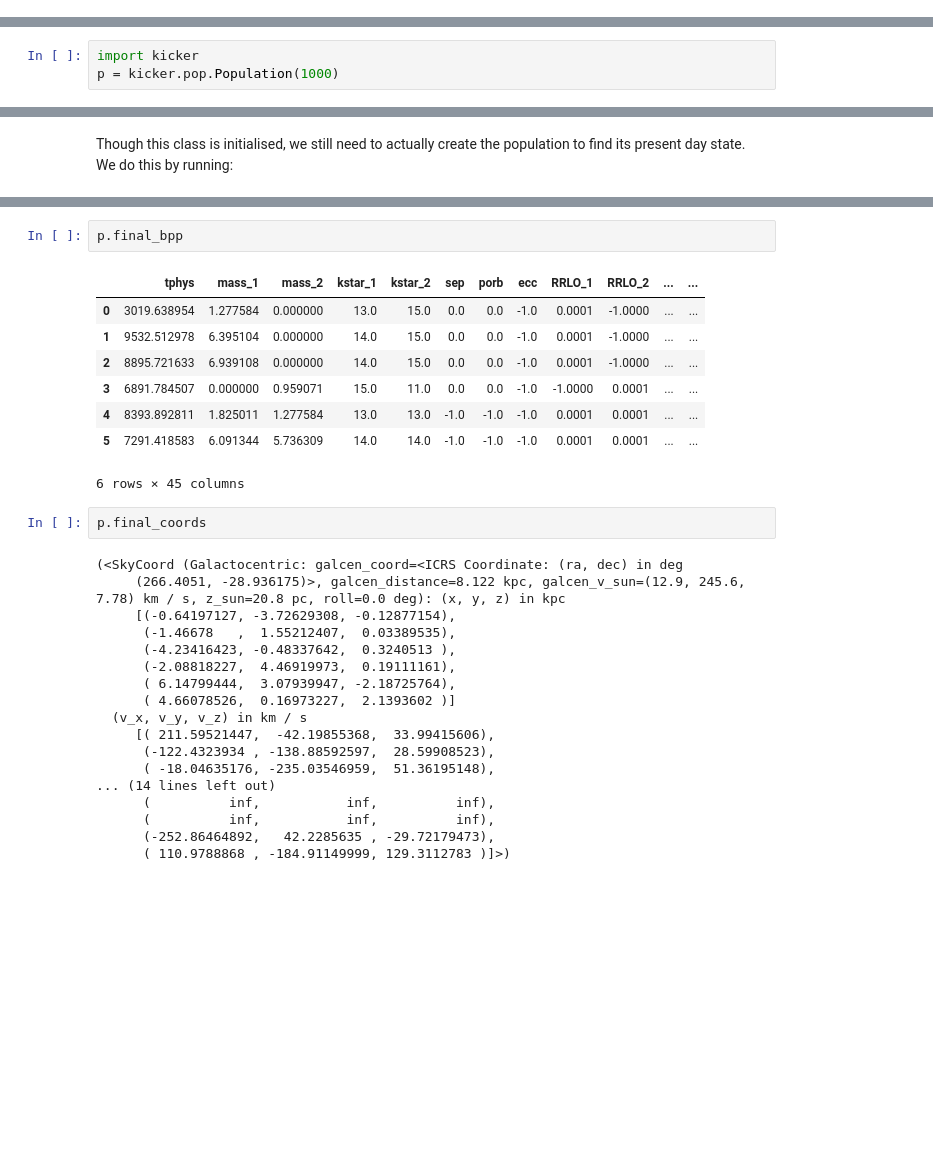
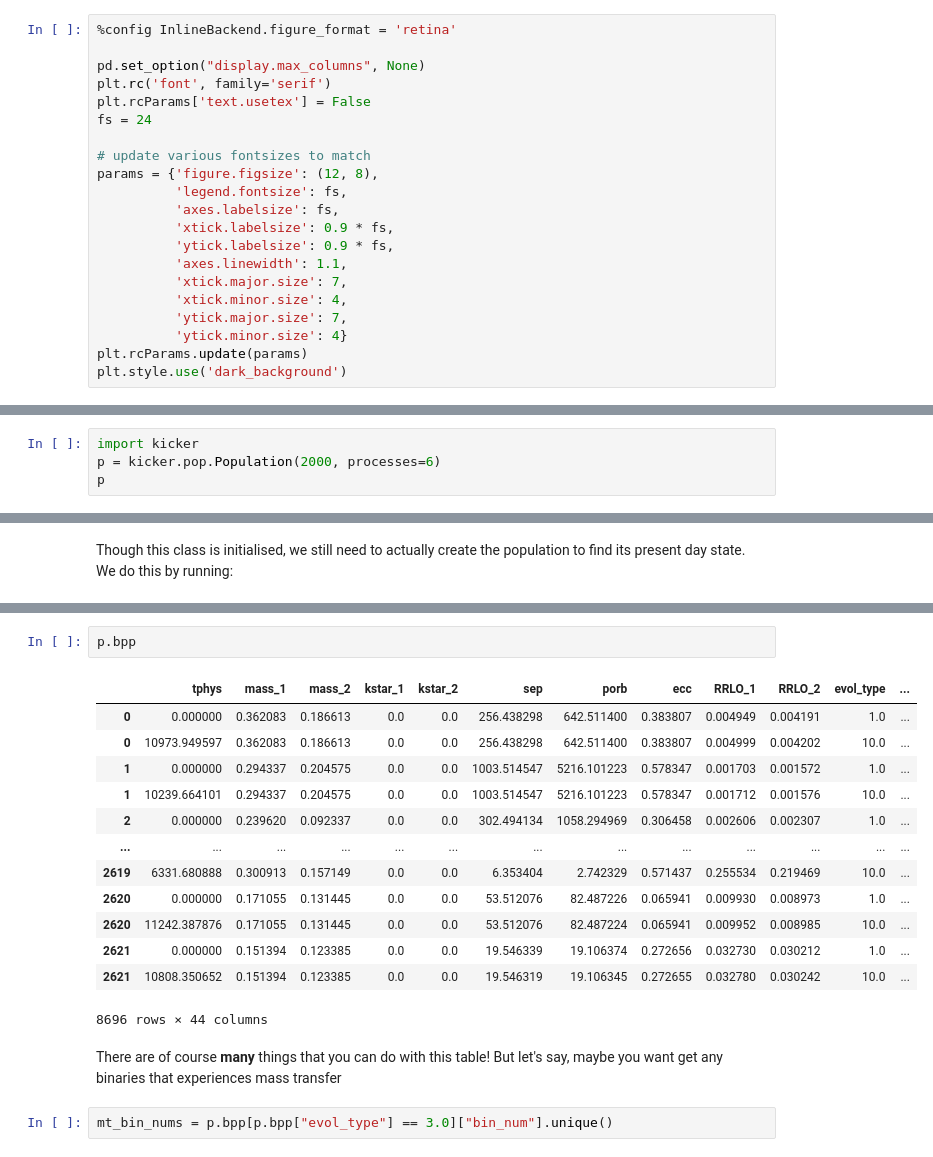
Before and after one commit to TomWagg/cogsworth, a Jupyter notebook: docs/tutorials/getting_started.ipynb, the cells around one changed output, grey strips where cells are left out. Saved outputs shown, nothing was run; the diff lists cells and outputs as text; blank space fills up the shorter version.

```diff
--- a/docs/tutorials/getting_started.ipynb
+++ b/docs/tutorials/getting_started.ipynb
@@ -19,3 +21,24 @@ import astropy.units as u
+# %%
+%config InlineBackend.figure_format = 'retina'
+
+pd.set_option("display.max_columns", None)
+plt.rc('font', family='serif')
+plt.rcParams['text.usetex'] = False
+fs = 24
+
+# update various fontsizes to match
+params = {'figure.figsize': (12, 8),
+          'legend.fontsize': fs,
+          'axes.labelsize': fs,
+          'xtick.labelsize': 0.9 * fs,
+          'ytick.labelsize': 0.9 * fs,
+          'axes.linewidth': 1.1,
+          'xtick.major.size': 7,
+          'xtick.minor.size': 4,
+          'ytick.major.size': 7,
+          'ytick.minor.size': 4}
+plt.rcParams.update(params)
+plt.style.use('dark_background')
 # %% [raw]
 Create your first population
 ============================
@@ -23,5 +46,6 @@ Create your first population
 The central class in this package is :class:`~kicker.pop.Population`. The class gives you access to the functionality of the entire package with one convenient interface. Let's start by creating a small population of binaries with the default settings.
 # %%
 import kicker
-p = kicker.pop.Population(1000)
+p = kicker.pop.Population(2000, processes=6)
+p
 # %% [output]
@@ -58,31 +86,20 @@ p.classes
 # %%
-p.final_bpp
+p.bpp
 # %% [output]
-|  | tphys | mass_1 | mass_2 | kstar_1 | kstar_2 | sep | porb | ecc | RRLO_1 | RRLO_2 | ... | ... |
-| 0 | 3019.638954 | 1.277584 | 0.000000 | 13.0 | 15.0 | 0.0 | 0.0 | -1.0 | 0.0001 | -1.0000 | ... | ... |
-| 1 | 9532.512978 | 6.395104 | 0.000000 | 14.0 | 15.0 | 0.0 | 0.0 | -1.0 | 0.0001 | -1.0000 | ... | ... |
-| 2 | 8895.721633 | 6.939108 | 0.000000 | 14.0 | 15.0 | 0.0 | 0.0 | -1.0 | 0.0001 | -1.0000 | ... | ... |
-| 3 | 6891.784507 | 0.000000 | 0.959071 | 15.0 | 11.0 | 0.0 | 0.0 | -1.0 | -1.0000 | 0.0001 | ... | ... |
-| 4 | 8393.892811 | 1.825011 | 1.277584 | 13.0 | 13.0 | -1.0 | -1.0 | -1.0 | 0.0001 | 0.0001 | ... | ... |
-| 5 | 7291.418583 | 6.091344 | 5.736309 | 14.0 | 14.0 | -1.0 | -1.0 | -1.0 | 0.0001 | 0.0001 | ... | ... |
+|  | tphys | mass_1 | mass_2 | kstar_1 | kstar_2 | sep | porb | ecc | RRLO_1 | RRLO_2 | evol_type | ... |
+| 0 | 0.000000 | 0.362083 | 0.186613 | 0.0 | 0.0 | 256.438298 | 642.511400 | 0.383807 | 0.004949 | 0.004191 | 1.0 | ... |
+| 0 | 10973.949597 | 0.362083 | 0.186613 | 0.0 | 0.0 | 256.438298 | 642.511400 | 0.383807 | 0.004999 | 0.004202 | 10.0 | ... |
+| 1 | 0.000000 | 0.294337 | 0.204575 | 0.0 | 0.0 | 1003.514547 | 5216.101223 | 0.578347 | 0.001703 | 0.001572 | 1.0 | ... |
+| 1 | 10239.664101 | 0.294337 | 0.204575 | 0.0 | 0.0 | 1003.514547 | 5216.101223 | 0.578347 | 0.001712 | 0.001576 | 10.0 | ... |
+| 2 | 0.000000 | 0.239620 | 0.092337 | 0.0 | 0.0 | 302.494134 | 1058.294969 | 0.306458 | 0.002606 | 0.002307 | 1.0 | ... |
+| ... | ... | ... | ... | ... | ... | ... | ... | ... | ... | ... | ... | ... |
+| 2619 | 6331.680888 | 0.300913 | 0.157149 | 0.0 | 0.0 | 6.353404 | 2.742329 | 0.571437 | 0.255534 | 0.219469 | 10.0 | ... |
+| 2620 | 0.000000 | 0.171055 | 0.131445 | 0.0 | 0.0 | 53.512076 | 82.487226 | 0.065941 | 0.009930 | 0.008973 | 1.0 | ... |
+| 2620 | 11242.387876 | 0.171055 | 0.131445 | 0.0 | 0.0 | 53.512076 | 82.487224 | 0.065941 | 0.009952 | 0.008985 | 10.0 | ... |
+| 2621 | 0.000000 | 0.151394 | 0.123385 | 0.0 | 0.0 | 19.546339 | 19.106374 | 0.272656 | 0.032730 | 0.030212 | 1.0 | ... |
+| 2621 | 10808.350652 | 0.151394 | 0.123385 | 0.0 | 0.0 | 19.546319 | 19.106345 | 0.272655 | 0.032780 | 0.030242 | 10.0 | ... |
-6 rows × 45 columns
+8696 rows × 44 columns
-# %%
-p.final_coords
-# %% [output]
-(<SkyCoord (Galactocentric: galcen_coord=<ICRS Coordinate: (ra, dec) in deg
-     (266.4051, -28.936175)>, galcen_distance=8.122 kpc, galcen_v_sun=(12.9, 245.6, 7.78) km / s, z_sun=20.8 pc, roll=0.0 deg): (x, y, z) in kpc
-     [(-0.64197127, -3.72629308, -0.12877154),
-      (-1.46678   ,  1.55212407,  0.03389535),
-      (-4.23416423, -0.48337642,  0.3240513 ),
-      (-2.08818227,  4.46919973,  0.19111161),
-      ( 6.14799444,  3.07939947, -2.18725764),
-      ( 4.66078526,  0.16973227,  2.1393602 )]
-  (v_x, v_y, v_z) in km / s
-     [( 211.59521447,  -42.19855368,  33.99415606),
-      (-122.4323934 , -138.88592597,  28.59908523),
-      ( -18.04635176, -235.03546959,  51.36195148),
-... (14 lines left out)
-      (          inf,           inf,          inf),
-      (          inf,           inf,          inf),
-      (-252.86464892,   42.2285635 , -29.72179473),
-      ( 110.9788868 , -184.91149999, 129.3112783 )]>)
+# %% [markdown]
+There are of course **many** things that you can do with this table! But let's say, maybe you want get any binaries that experiences mass transfer
+# %%
+mt_bin_nums = p.bpp[p.bpp["evol_type"] == 3.0]["bin_num"].unique()
```
Also changed, not shown: parts of 17 cells of this notebook.
